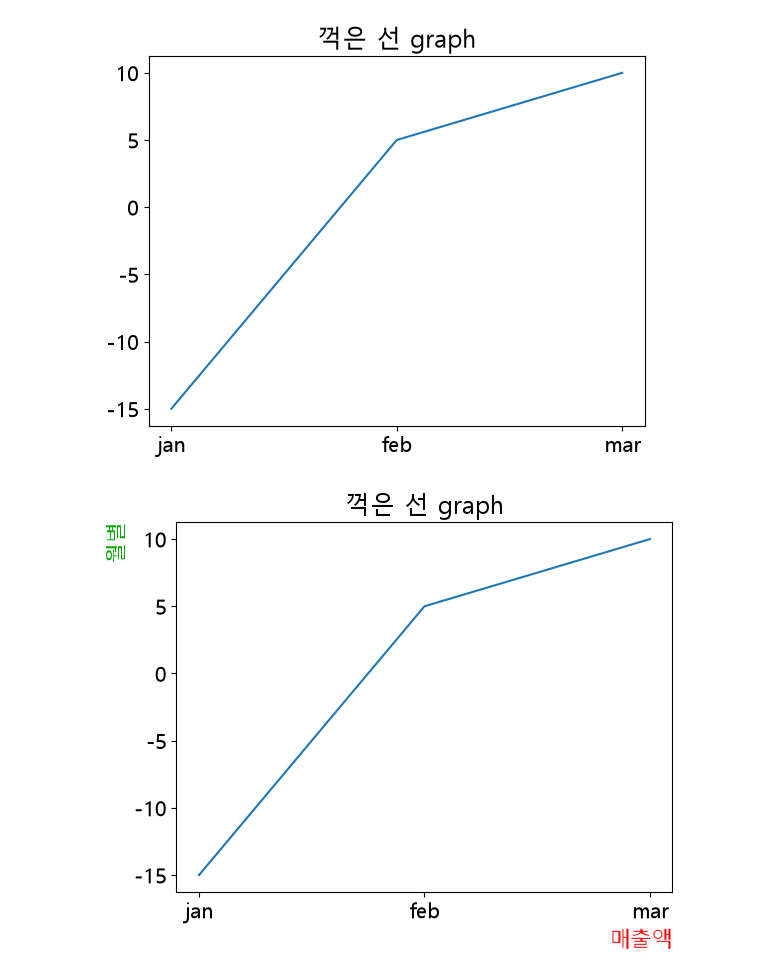
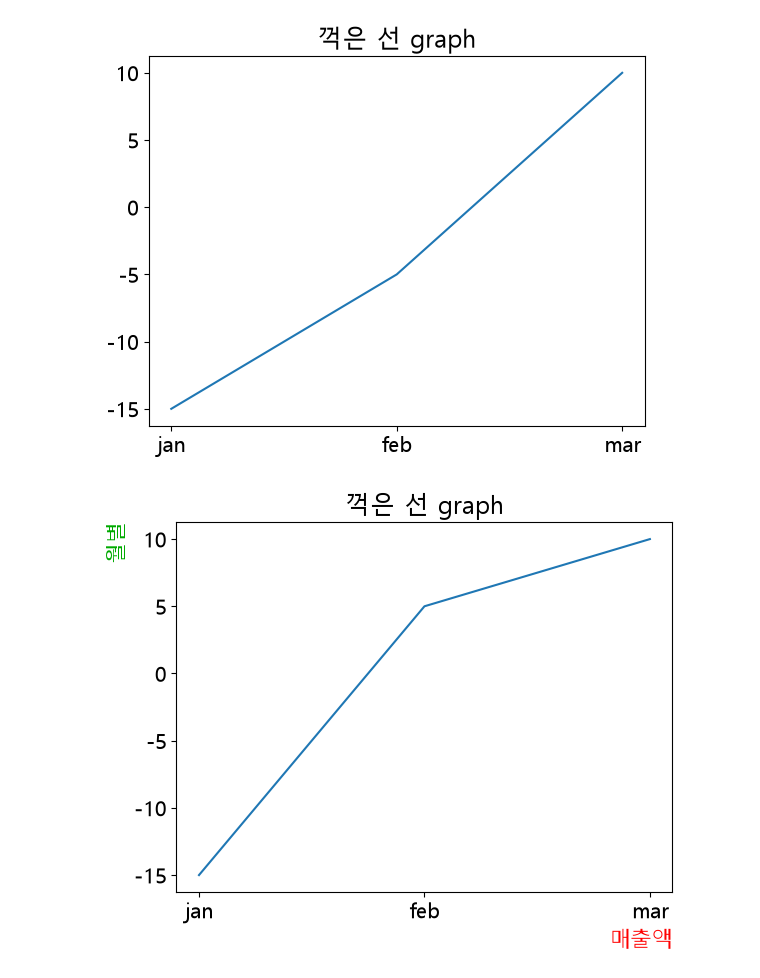
Before and after one commit to leesso0606/alx_data_0928, a Jupyter notebook: p1002/p1002_01_그래프.ipynb, the cells around one changed output. Saved outputs shown, nothing was run; the diff lists cells and outputs as text; code cells hidden in the pictures.

```diff
--- a/p1002/p1002_01_그래프.ipynb
+++ b/p1002/p1002_01_그래프.ipynb
@@ -10,13 +10,13 @@ matplotlib.rcParams['font.size']=15                 #전체 글자폰트크기
 # %%
 # 그래프 보여주기 보다는 그래프를 보고 파악하기 위함
 x=['jan','feb','mar']
-y=[-15,5,10]
+y=[-15,-5,10]
 plt.title('꺽은 선 graph') #상단 타이틀
 plt.plot(x,y)       #그래프 그리기
 # plt.bar(x,y)
 plt.show() #설명글자 부분 사라짐
 # %% [output]
-[figure, old version]
+[figure, new version]
 # %%
 # 그래프 보여주기 보다는 그래프를 보고 파악하기 위함
 x=['jan','feb','mar']
```
Also changed, not shown: parts of 4 cells of this notebook, 48 other files.
